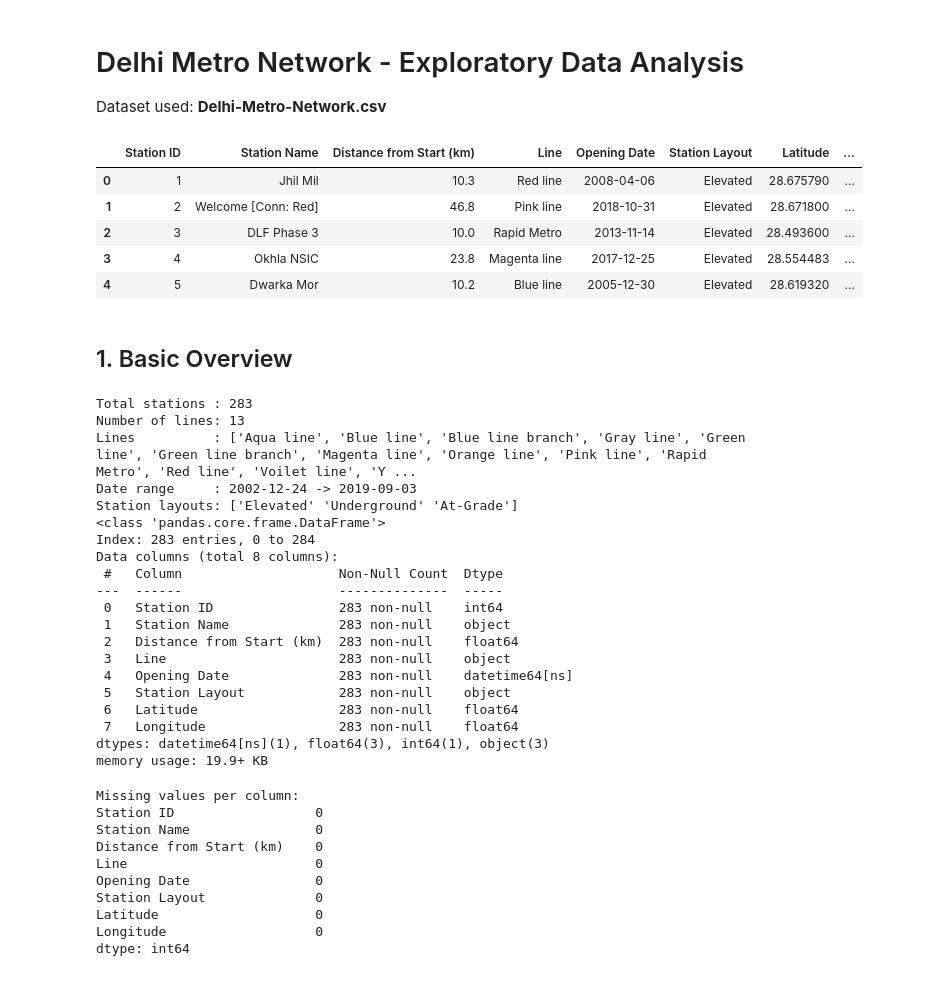
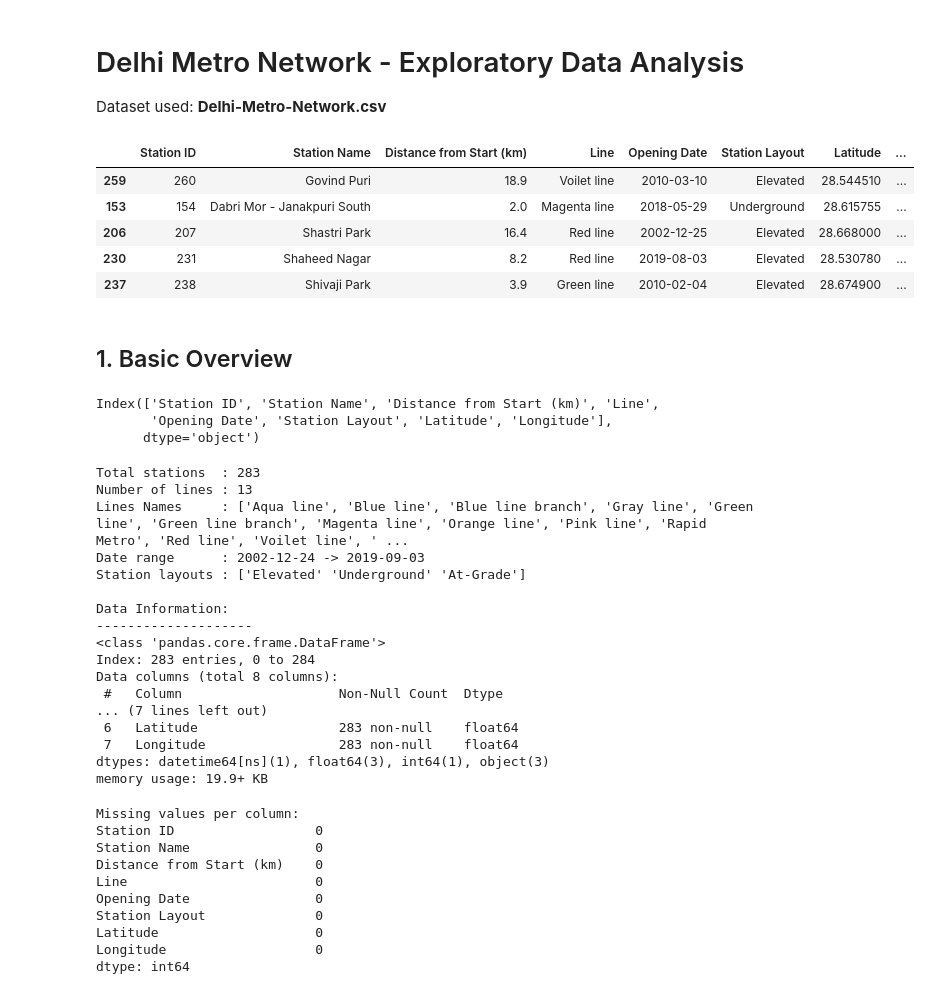
Before and after one commit to com-480-data-visualization/unCharted, a Jupyter notebook: data/dataExploration.ipynb, the cells around one changed output. Drawn from its saved outputs; the diff is of its cells as text; code cells hidden in the pictures.

```diff
--- a/data/dataExploration.ipynb
+++ b/data/dataExploration.ipynb
@@ -4,50 +4,55 @@
 Dataset used: **Delhi-Metro-Network.csv**
 # %%
 import pandas as pd
-import numpy as np
 import matplotlib.pyplot as plt
 import matplotlib.ticker as ticker
 import seaborn as sns
 
 sns.set_theme(style='whitegrid', palette='tab10')
 plt.rcParams['figure.dpi'] = 120
 
 df = pd.read_csv('Delhi-Metro-Network.csv', parse_dates=['Opening Date'])
 df.drop_duplicates(subset=['Station Name'],inplace=True)
-df.head()
+df.sample(n=5)
 # %% [output]
 |  | Station ID | Station Name | Distance from Start (km) | Line | Opening Date | Station Layout | Latitude | ... |
-| 0 | 1 | Jhil Mil | 10.3 | Red line | 2008-04-06 | Elevated | 28.675790 | ... |
-| 1 | 2 | Welcome [Conn: Red] | 46.8 | Pink line | 2018-10-31 | Elevated | 28.671800 | ... |
-| 2 | 3 | DLF Phase 3 | 10.0 | Rapid Metro | 2013-11-14 | Elevated | 28.493600 | ... |
-| 3 | 4 | Okhla NSIC | 23.8 | Magenta line | 2017-12-25 | Elevated | 28.554483 | ... |
-| 4 | 5 | Dwarka Mor | 10.2 | Blue line | 2005-12-30 | Elevated | 28.619320 | ... |
+| 259 | 260 | Govind Puri | 18.9 | Voilet line | 2010-03-10 | Elevated | 28.544510 | ... |
+| 153 | 154 | Dabri Mor - Janakpuri South | 2.0 | Magenta line | 2018-05-29 | Underground | 28.615755 | ... |
+| 206 | 207 | Shastri Park | 16.4 | Red line | 2002-12-25 | Elevated | 28.668000 | ... |
+| 230 | 231 | Shaheed Nagar | 8.2 | Red line | 2019-08-03 | Elevated | 28.530780 | ... |
+| 237 | 238 | Shivaji Park | 3.9 | Green line | 2010-02-04 | Elevated | 28.674900 | ... |
 # %% [markdown]
 ## 1. Basic Overview
+# %%
+df.columns
+# %% [output]
+Index(['Station ID', 'Station Name', 'Distance from Start (km)', 'Line',
+       'Opening Date', 'Station Layout', 'Latitude', 'Longitude'],
+      dtype='object')
 # %%
-print(f'Total stations : {df["Station Name"].nunique()}')
-print(f'Number of lines: {df["Line"].nunique()}')
-print(f'Lines          : {sorted(df["Line"].unique())}')
-print(f'Date range     : {df["Opening Date"].min().date()} -> {df["Opening Date"].max().date()}')
-print(f'Station layouts: {df["Station Layout"].unique()}')
+print(f'Total stations  : {df["Station Name"].nunique()}')
+print(f'Number of lines : {df["Line"].nunique()}')
+print(f'Lines Names     : {sorted(df["Line"].unique())}')
+print(f'Date range      : {df["Opening Date"].min().date()} -> {df["Opening Date"].max().date()}')
+print(f'Station layouts : {df["Station Layout"].unique()}')
+print()
+print("Data Information:")
+print("-"*20)
 df.info()
 # %% [output]
-Total stations : 283
-Number of lines: 13
-Lines          : ['Aqua line', 'Blue line', 'Blue line branch', 'Gray line', 'Green line', 'Green line branch', 'Magenta line', 'Orange line', 'Pink line', 'Rapid Metro', 'Red line', 'Voilet line', 'Y ...
-Date range     : 2002-12-24 -> 2019-09-03
-Station layouts: ['Elevated' 'Underground' 'At-Grade']
+Total stations  : 283
+Number of lines : 13
+Lines Names     : ['Aqua line', 'Blue line', 'Blue line branch', 'Gray line', 'Green line', 'Green line branch', 'Magenta line', 'Orange line', 'Pink line', 'Rapid Metro', 'Red line', 'Voilet line', ' ...
+Date range      : 2002-12-24 -> 2019-09-03
+Station layouts : ['Elevated' 'Underground' 'At-Grade']
+
+Data Information:
+--------------------
 <class 'pandas.core.frame.DataFrame'>
 Index: 283 entries, 0 to 284
 Data columns (total 8 columns):
  #   Column                    Non-Null Count  Dtype
----  ------                    --------------  -----
- 0   Station ID                283 non-null    int64
- 1   Station Name              283 non-null    object
- 2   Distance from Start (km)  283 non-null    float64
- 3   Line                      283 non-null    object
- 4   Opening Date              283 non-null    datetime64[ns]
- 5   Station Layout            283 non-null    object
+... (7 lines left out)
  6   Latitude                  283 non-null    float64
  7   Longitude                 283 non-null    float64
 dtypes: datetime64[ns](1), float64(3), int64(1), object(3)
```
Also changed, not shown: parts of 1 cell of this notebook, 2 other files.
